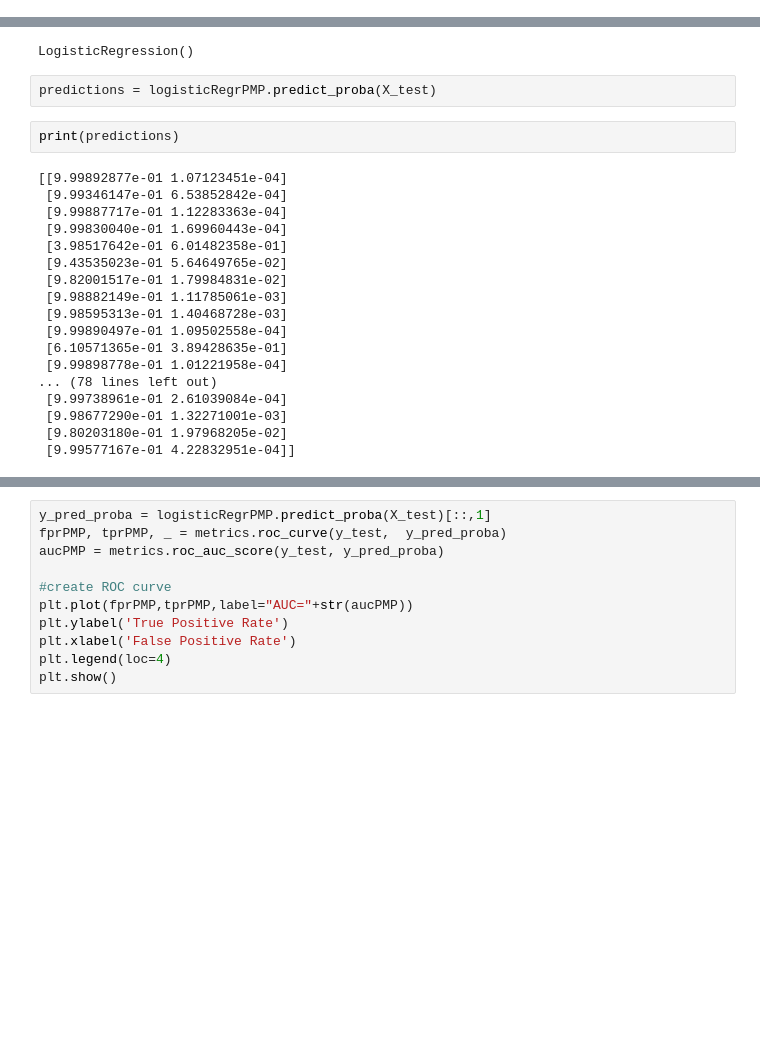
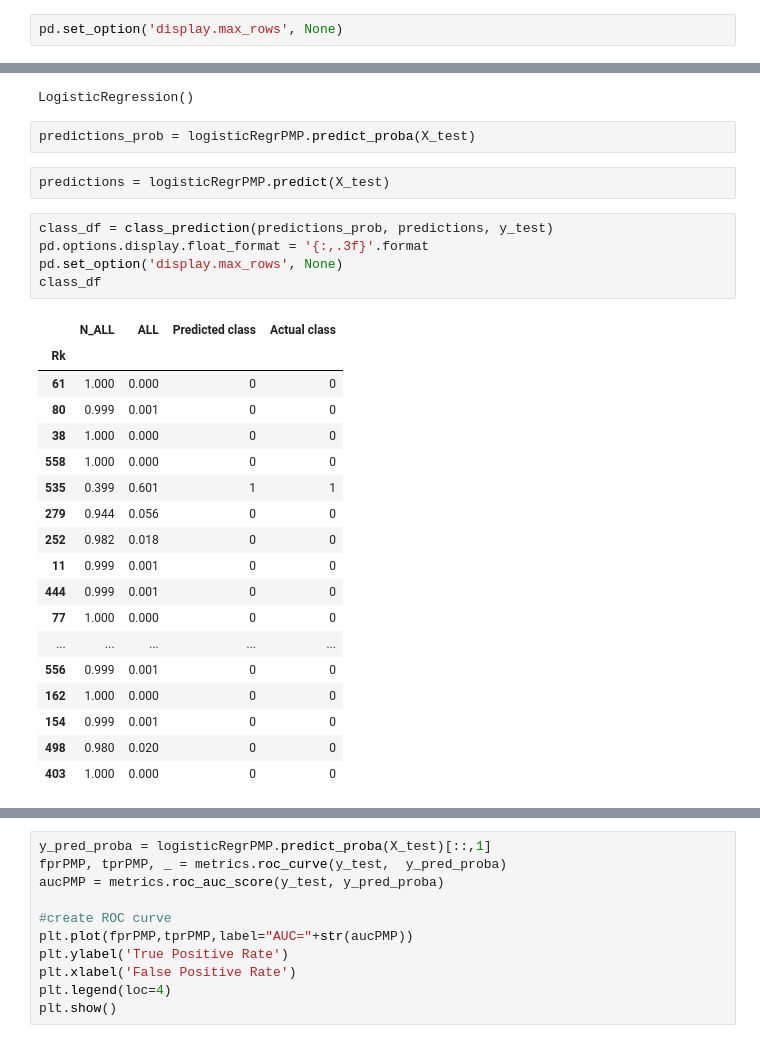
Before and after one commit to MennoCoehoorn/OZNAL, a Jupyter notebook: NBA.ipynb, the cells around one changed output, grey strips where cells are left out. Saved outputs shown, nothing was run; the diff lists cells and outputs as text; blank space fills up the shorter version.

```diff
--- a/NBA.ipynb
+++ b/NBA.ipynb
@@ -1157,0 +1164,2 @@ print(predictions)
+# %%
+pd.set_option('display.max_rows', None)
@@ -1180,24 +1192,30 @@ logisticRegrPMP.fit(X_train, y_train)
 # %% [output]
 LogisticRegression()
 # %%
-predictions = logisticRegrPMP.predict_proba(X_test)
+predictions_prob = logisticRegrPMP.predict_proba(X_test)
-# %%
-print(predictions)
-# %% [output]
-[[9.99892877e-01 1.07123451e-04]
- [9.99346147e-01 6.53852842e-04]
- [9.99887717e-01 1.12283363e-04]
- [9.99830040e-01 1.69960443e-04]
- [3.98517642e-01 6.01482358e-01]
- [9.43535023e-01 5.64649765e-02]
- [9.82001517e-01 1.79984831e-02]
- [9.98882149e-01 1.11785061e-03]
- [9.98595313e-01 1.40468728e-03]
- [9.99890497e-01 1.09502558e-04]
- [6.10571365e-01 3.89428635e-01]
- [9.99898778e-01 1.01221958e-04]
-... (78 lines left out)
- [9.99738961e-01 2.61039084e-04]
- [9.98677290e-01 1.32271001e-03]
- [9.80203180e-01 1.97968205e-02]
- [9.99577167e-01 4.22832951e-04]]
+# %%
+predictions = logisticRegrPMP.predict(X_test)
+# %%
+class_df = class_prediction(predictions_prob, predictions, y_test)
+pd.options.display.float_format = '{:,.3f}'.format
+pd.set_option('display.max_rows', None)
+class_df
+# %% [output]
+|  | N_ALL | ALL | Predicted class | Actual class |
+| Rk |  |  |  |  |
+| 61 | 1.000 | 0.000 | 0 | 0 |
+| 80 | 0.999 | 0.001 | 0 | 0 |
+| 38 | 1.000 | 0.000 | 0 | 0 |
+| 558 | 1.000 | 0.000 | 0 | 0 |
+| 535 | 0.399 | 0.601 | 1 | 1 |
+| 279 | 0.944 | 0.056 | 0 | 0 |
+| 252 | 0.982 | 0.018 | 0 | 0 |
+| 11 | 0.999 | 0.001 | 0 | 0 |
+| 444 | 0.999 | 0.001 | 0 | 0 |
+| 77 | 1.000 | 0.000 | 0 | 0 |
+| ... | ... | ... | ... | ... |
+| 556 | 0.999 | 0.001 | 0 | 0 |
+| 162 | 1.000 | 0.000 | 0 | 0 |
+| 154 | 0.999 | 0.001 | 0 | 0 |
+| 498 | 0.980 | 0.020 | 0 | 0 |
+| 403 | 1.000 | 0.000 | 0 | 0 |
```
Also changed, not shown: parts of 7 cells of this notebook.
